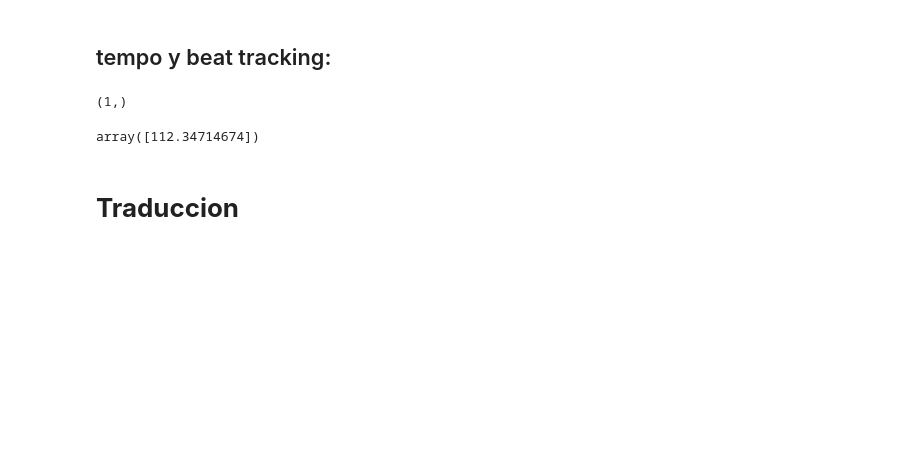
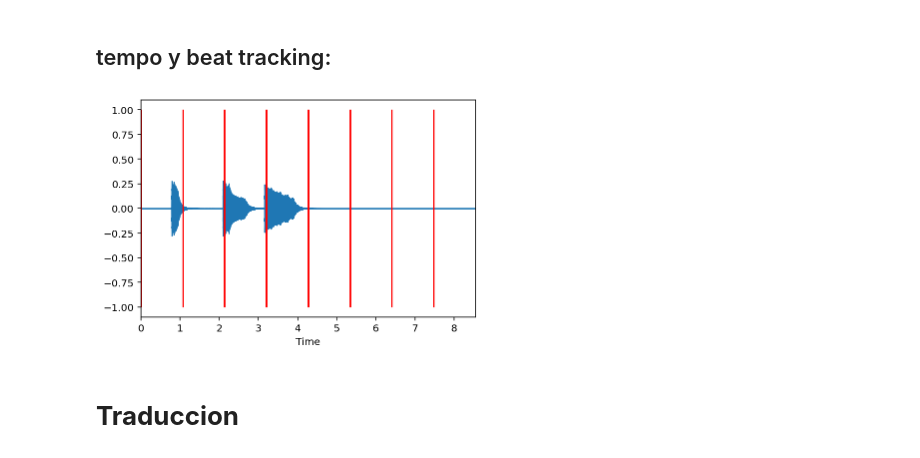
Before and after one commit to pedrogaldo/PERFECT-PITCH, a Jupyter notebook: PERFECT_PITCH.ipynb, the cells around one changed output. Cells and saved outputs as stored; diff of their text form; code cells hidden in the pictures; blank space fills up the shorter version.

```diff
--- a/PERFECT_PITCH.ipynb
+++ b/PERFECT_PITCH.ipynb
@@ -209,12 +197,20 @@ ipd.Audio(y, rate=samplerate)
 [interactive output not drawn]
 # %% [markdown]
 ## tempo y beat tracking:
-# %%
-def sacarTempo(x,samplerate):
-  tempo = librosa.beat.tempo(x, sr=samplerate)
-  return tempo
-# %% [output]
-(1,)
-array([112.34714674])
+# %%
+def sacarTempo(x,sr = samplerate):
+  #saca tempo
+  tempo = librosa.beat.tempo(x, sr=samplerate)
+
+  #grafica tempo sobre la forma de onda
+  T = len(x)/float(sr)
+  segsXbeat = 60.0/tempo[0]
+  beats = np.arange(0, T, segsXbeat)
+  librosa.display.waveplot(x)
+  plt.vlines(beats, -1, 1, color='r')
+
+sacarTempo(x,samplerate)
+# %% [output]
+[figure, added]
 # %% [markdown]
 # **Traduccion**
```
Also changed, not shown: parts of 15 cells of this notebook.
